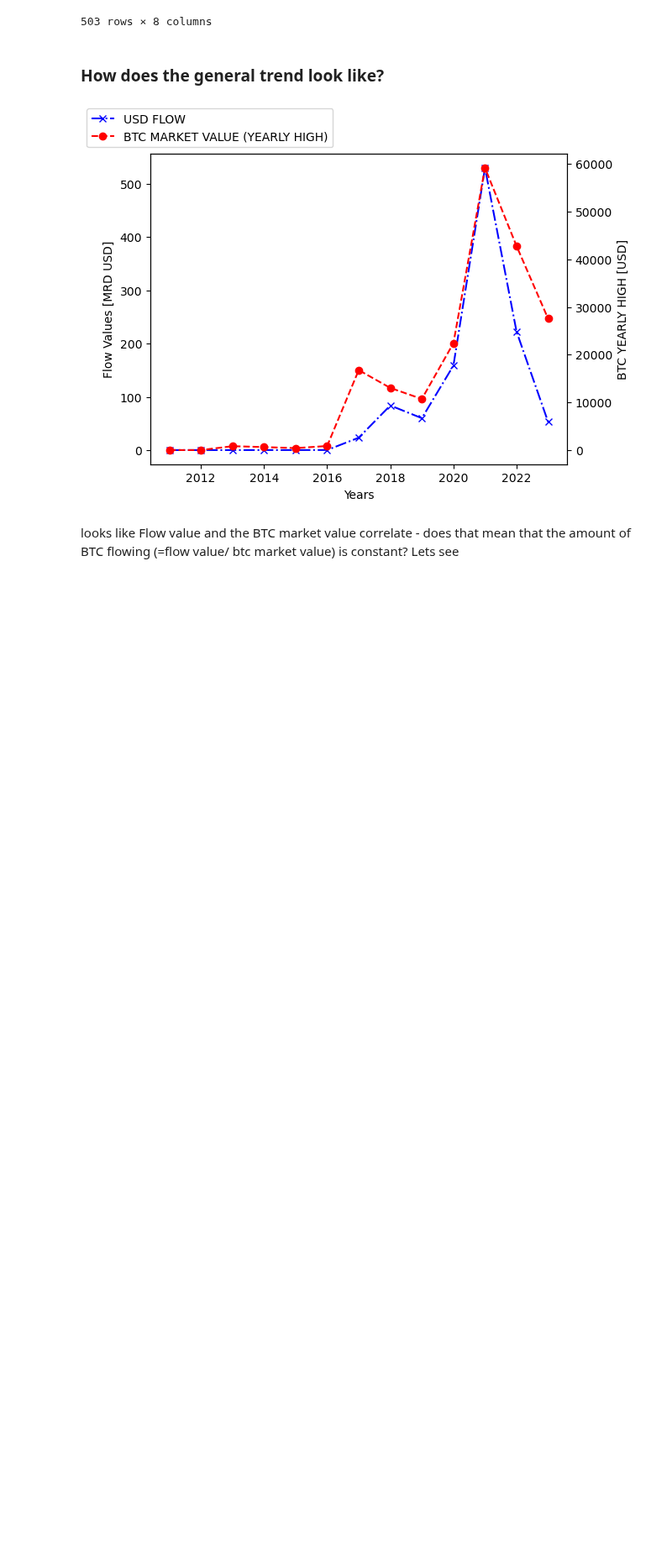
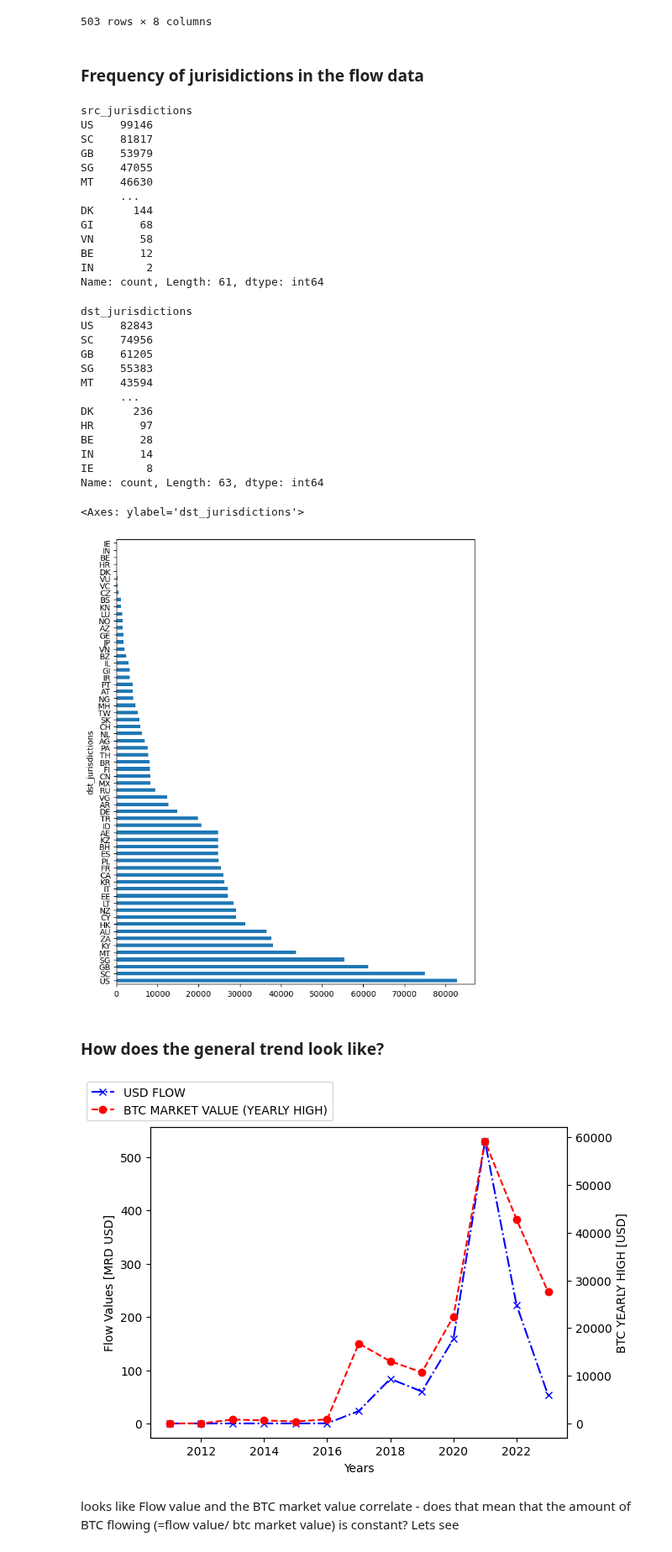
Before and after one commit to FlowDrucka64/MoneyFlow, a Jupyter notebook: data_exploration.ipynb, the cells around one changed output. Shown at 84% size. Cells and saved outputs as stored; diff of their text form; code cells hidden in the pictures; blank space fills up the shorter version.

```diff
--- a/data_exploration.ipynb
+++ b/data_exploration.ipynb
@@ -337,6 +337,45 @@ display(src_amounts)
 | 501 | 2023 | VG | 9.012389e+05 | 3.892722e+09 | 9.012389e+05 | 3.957086e+01 | BKEXBKEXBKEXBKEXBKEXBKEXBKEXBKEXB... | CoinbaseCoinbaseBinance (US, DEX)... |
 | 502 | 2023 | ZA | 4.397553e+10 | 1.204350e+13 | 2.800592e+09 | 1.977485e+06 | Binance (US, DEX)Binance (US, DEX... | CexHuobiHuobiBinance (US, DEX)Bin... |
 503 rows × 8 columns
+# %% [markdown]
+### Frequency of jurisidictions in the flow data
+# %%
+src_juri_freq = merged_df.src_jurisdictions.value_counts()
+dst_juri_freq = merged_df.dst_jurisdictions.value_counts()
+display(src_juri_freq)
+display(dst_juri_freq)
+
+# Plot horizontal bar plot
+dst_juri_freq.plot.barh(figsize=(8, 10))
+# %% [output]
+src_jurisdictions
+US    99146
+SC    81817
+GB    53979
+SG    47055
+MT    46630
+      ...
+DK      144
+GI       68
+VN       58
+BE       12
+IN        2
+Name: count, Length: 61, dtype: int64
+dst_jurisdictions
+US    82843
+SC    74956
+GB    61205
+SG    55383
+MT    43594
+      ...
+DK      236
+HR       97
+BE       28
+IN       14
+IE        8
+Name: count, Length: 63, dtype: int64
+<Axes: ylabel='dst_jurisdictions'>
+[figure, added]
 # %% [markdown]
 ### How does the general trend look like?
 # %%
```
Also changed, not shown: parts of 3 cells of this notebook.
